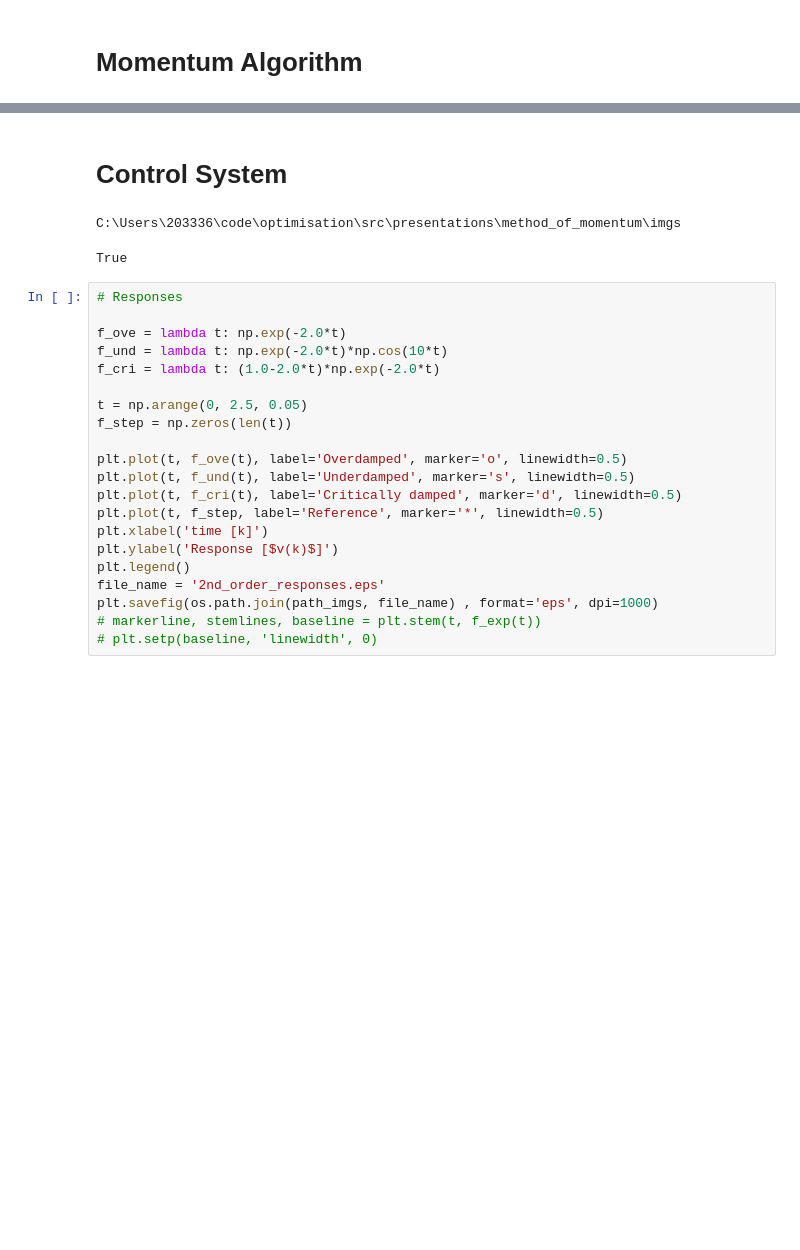
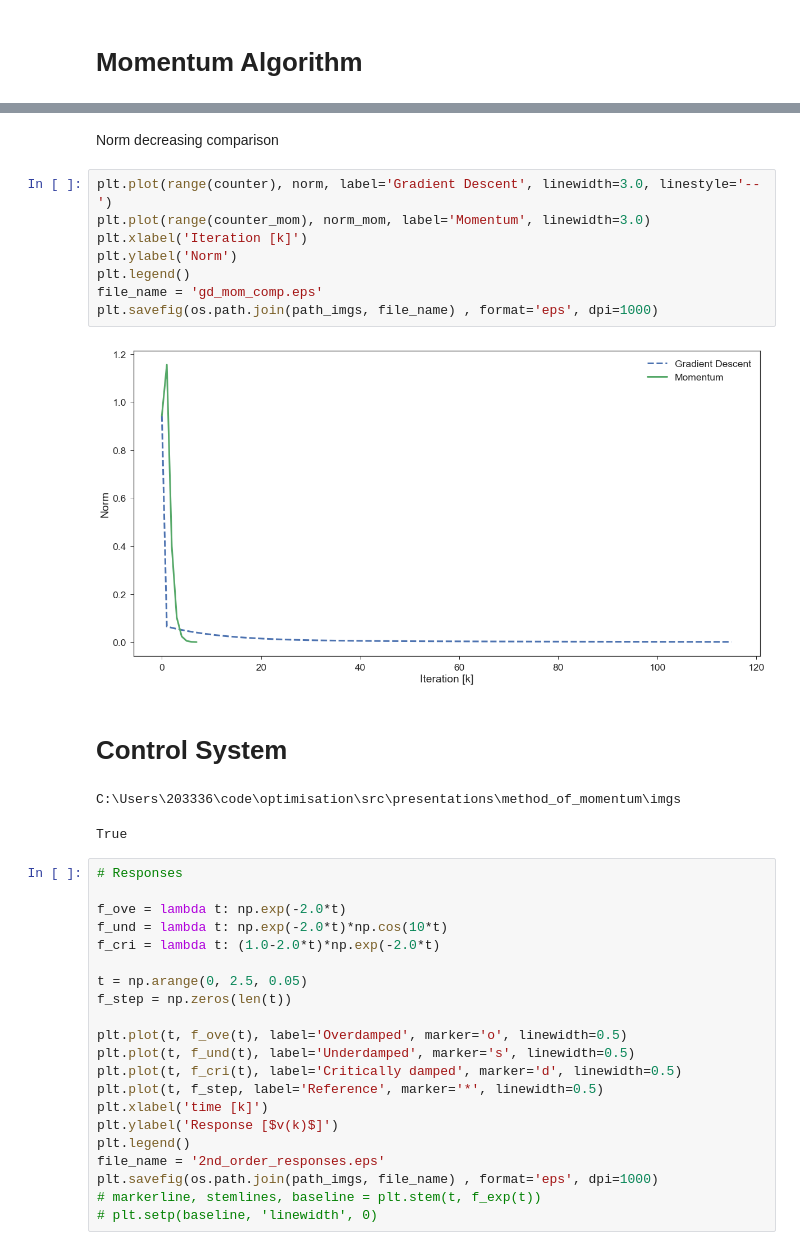
Before and after one commit to hsteinshiromoto/book.optimisation, a Jupyter notebook: src/notebooks/momentum.ipynb, the cells around one changed output, grey strips where cells are left out. Cells and saved outputs as stored; diff of their text form; blank space fills up the shorter version.

```diff
--- a/src/notebooks/momentum.ipynb
+++ b/src/notebooks/momentum.ipynb
@@ -205,3 +216,15 @@ The local minimum occurs at with x=0.0 and y=0.0 with 1000 steps with x_norm = 0
+# %% [markdown]
+Norm decreasing comparison
+# %%
+plt.plot(range(counter), norm, label='Gradient Descent', linewidth=3.0, linestyle='--')
+plt.plot(range(counter_mom), norm_mom, label='Momentum', linewidth=3.0)
+plt.xlabel('Iteration [k]')
+plt.ylabel('Norm')
+plt.legend()
+file_name = 'gd_mom_comp.eps'
+plt.savefig(os.path.join(path_imgs, file_name) , format='eps', dpi=1000)
+# %% [output]
+[figure, added]
 # %% [markdown]
 # Control System
 # %%
```
Also changed, not shown: parts of 2 cells of this notebook, 3 other files.
